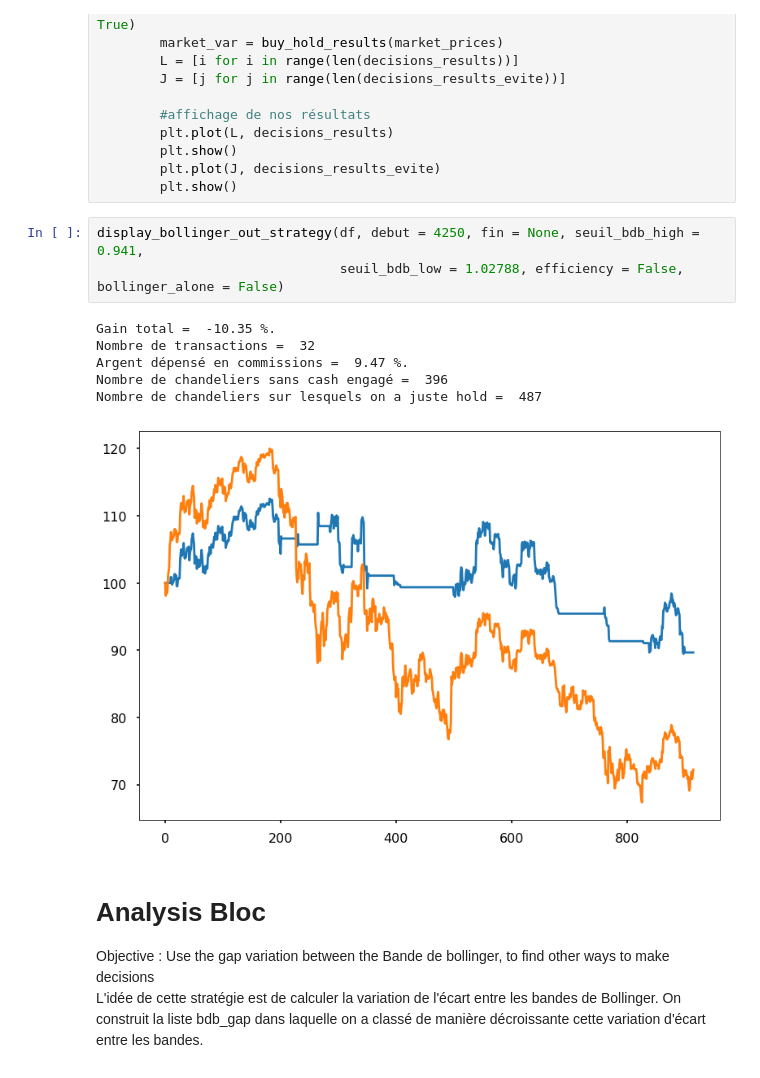
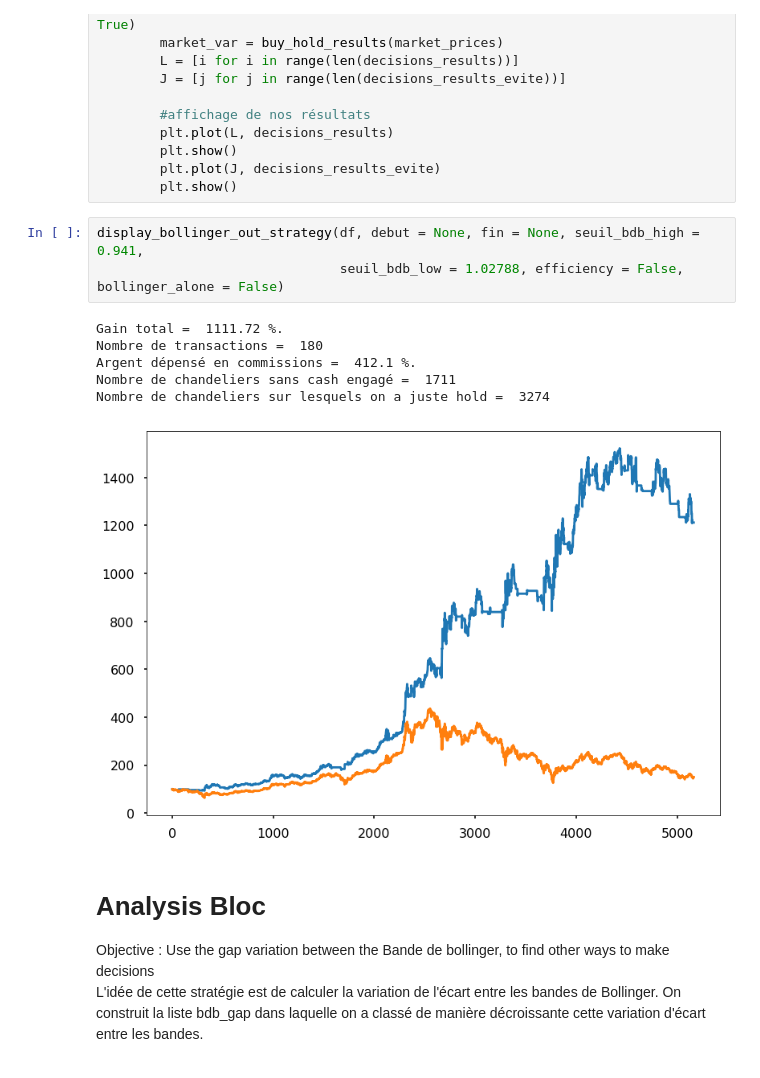
Before and after one commit to florent19961/Trading_bot, a Jupyter notebook: data_analysis/Strategy_improvement.ipynb, the cells around one changed output. Drawn from its saved outputs; the diff is of its cells as text.

```diff
--- a/data_analysis/Strategy_improvement.ipynb
+++ b/data_analysis/Strategy_improvement.ipynb
@@ -599,15 +599,15 @@ def display_bollinger_out_strategy(df, debut = None, fin = None, seuil_bdb_high
         plt.plot(J, decisions_results_evite)
         plt.show()
 # %%
-display_bollinger_out_strategy(df, debut = 4250, fin = None, seuil_bdb_high = 0.941,
+display_bollinger_out_strategy(df, debut = None, fin = None, seuil_bdb_high = 0.941,
                                seuil_bdb_low = 1.02788, efficiency = False, bollinger_alone = False)
 # %% [output]
-Gain total =  -10.35 %.
-Nombre de transactions =  32
-Argent dépensé en commissions =  9.47 %.
-Nombre de chandeliers sans cash engagé =  396
-Nombre de chandeliers sur lesquels on a juste hold =  487
+Gain total =  1111.72 %.
+Nombre de transactions =  180
+Argent dépensé en commissions =  412.1 %.
+Nombre de chandeliers sans cash engagé =  1711
+Nombre de chandeliers sur lesquels on a juste hold =  3274
-[figure, old version]
+[figure, new version]
 # %% [markdown]
 Analysis Bloc
 ====
```
Also changed, not shown: parts of 3 cells of this notebook, 3 other files.
